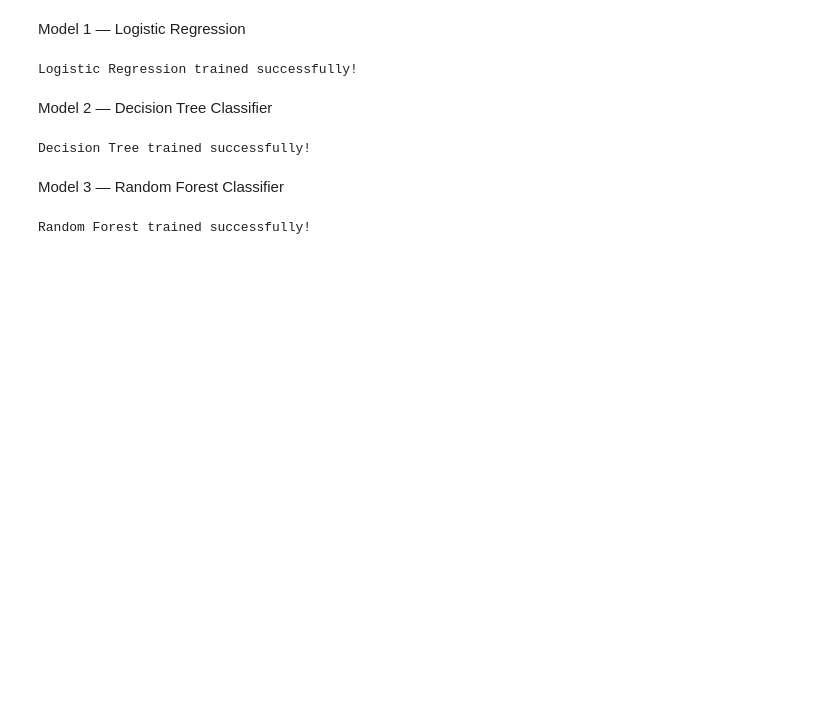
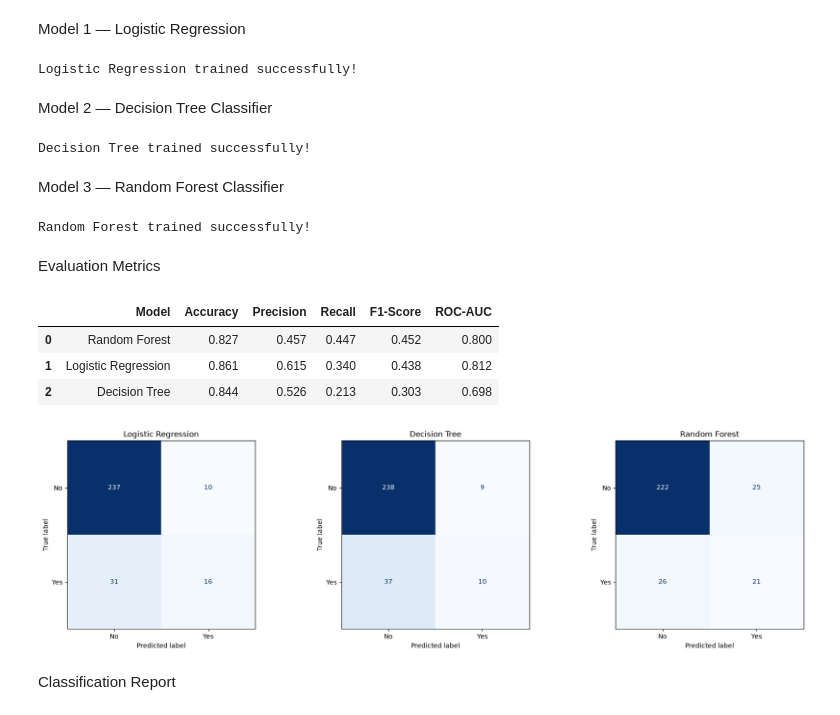
Before and after one commit to malakarsatyam25/employee-attrition-prediction, a Jupyter notebook: notebook/04_model_training.ipynb, the cells around one changed output. Cells and saved outputs as stored; diff of their text form; code cells hidden in the pictures; blank space fills up the shorter version.

Commit message:
Update models and requirment file

```diff
--- a/notebook/04_model_training.ipynb
+++ b/notebook/04_model_training.ipynb
@@ -228,3 +228,5 @@ Random Forest trained successfully!
 y_pred_rf = random_forest_model.predict(X_test)
 
 y_prob_rf = random_forest_model.predict_proba(X_test)[:, 1]
+# %% [markdown]
+Evaluation Metrics
@@ -230,0 +282,49 @@ y_prob_rf = random_forest_model.predict_proba(X_test)[:, 1]
+# %%
+results_df = pd.DataFrame(results)
+
+results_df = results_df.sort_values(
+    by="F1-Score",
+    ascending=False
+).reset_index(drop=True)
+
+results_df.round(3)
+# %% [output]
+|  | Model | Accuracy | Precision | Recall | F1-Score | ROC-AUC |
+| 0 | Random Forest | 0.827 | 0.457 | 0.447 | 0.452 | 0.800 |
+| 1 | Logistic Regression | 0.861 | 0.615 | 0.340 | 0.438 | 0.812 |
+| 2 | Decision Tree | 0.844 | 0.526 | 0.213 | 0.303 | 0.698 |
+# %%
+# Confusion Matrix visualize
+fig, axes = plt.subplots(1, 3, figsize=(18, 5))
+
+models = [
+    ("Logistic Regression", y_pred_logistic),
+    ("Decision Tree", y_pred_tree),
+    ("Random Forest", y_pred_rf)
+]
+
+for ax, (name, predictions) in zip(axes, models):
+
+    cm = confusion_matrix(
+        y_test,
+        predictions,
+        labels=[0, 1]
+    )
+
+    ConfusionMatrixDisplay(
+        confusion_matrix=cm,
+        display_labels=["No", "Yes"]
+    ).plot(
+        ax=ax,
+        cmap="Blues",
+        colorbar=False
+    )
+
+    ax.set_title(name)
+
+plt.tight_layout()
+plt.show()
+# %% [output]
+[figure, added]
+# %% [markdown]
+Classification Report
```
Also changed, not shown: parts of 39 cells of this notebook, 4 other files.
